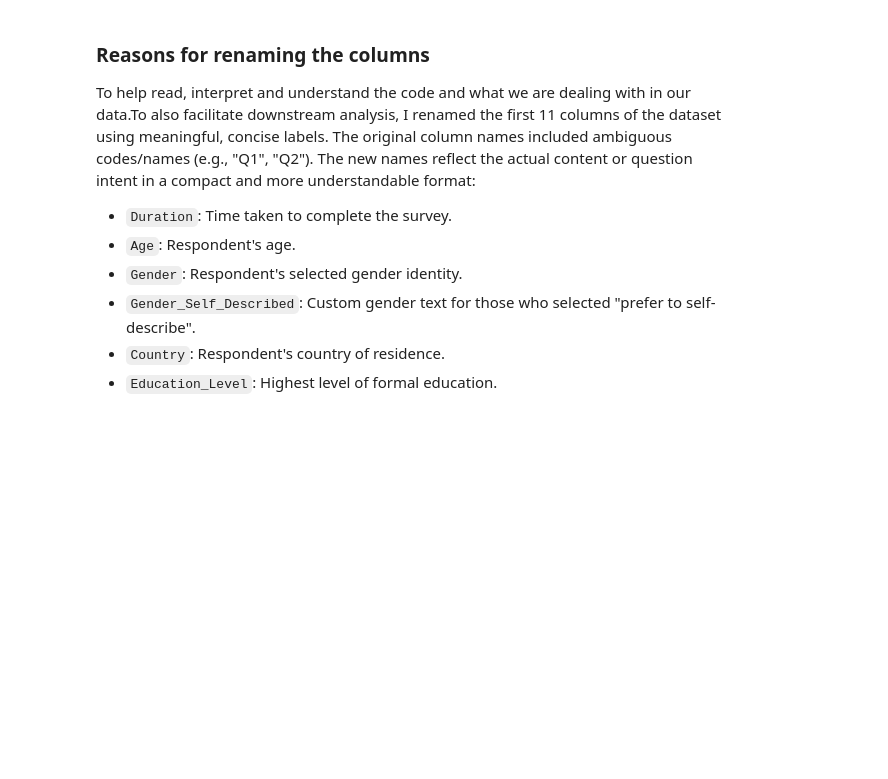
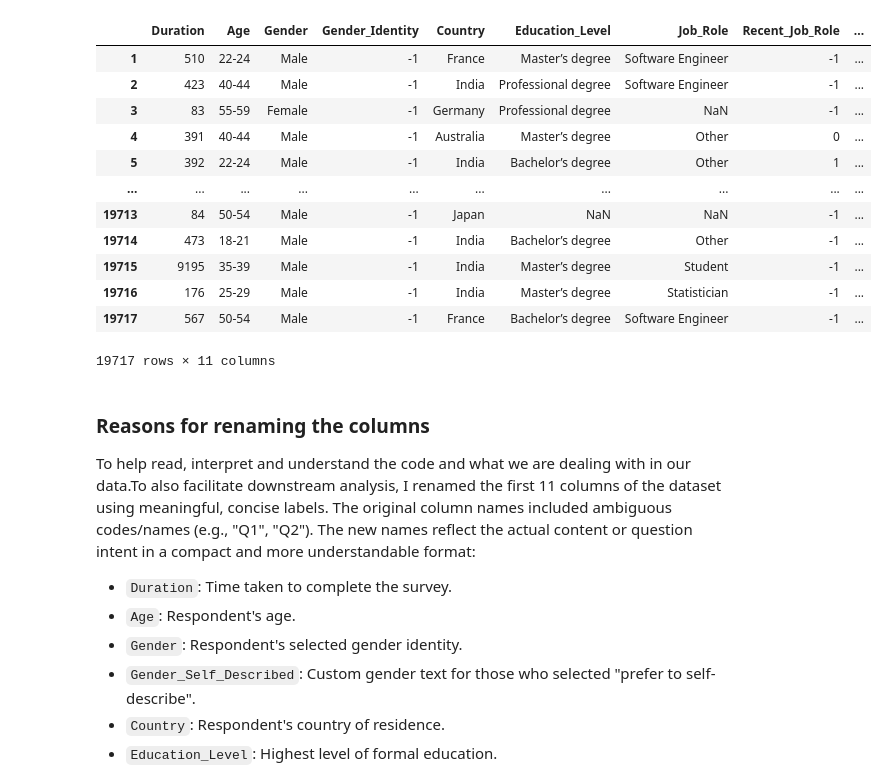
Before and after one commit to timiblow/Kaggle-Survey-Analysis, a Jupyter notebook: oluwatimilehin_awofiranye.ipynb, the cells around one changed output. Saved outputs shown, nothing was run; the diff lists cells and outputs as text; code cells hidden in the pictures; blank space fills up the shorter version.

```diff
--- a/oluwatimilehin_awofiranye.ipynb
+++ b/oluwatimilehin_awofiranye.ipynb
@@ -41,3 +97,19 @@ subset_df
+# %%
+subset_df.drop(index=0)
+# %% [output]
+|  | Duration | Age | Gender | Gender_Identity | Country | Education_Level | Job_Role | Recent_Job_Role | ... |
+| 1 | 510 | 22-24 | Male | -1 | France | Master’s degree | Software Engineer | -1 | ... |
+| 2 | 423 | 40-44 | Male | -1 | India | Professional degree | Software Engineer | -1 | ... |
+| 3 | 83 | 55-59 | Female | -1 | Germany | Professional degree | NaN | -1 | ... |
+| 4 | 391 | 40-44 | Male | -1 | Australia | Master’s degree | Other | 0 | ... |
+| 5 | 392 | 22-24 | Male | -1 | India | Bachelor’s degree | Other | 1 | ... |
+| ... | ... | ... | ... | ... | ... | ... | ... | ... | ... |
+| 19713 | 84 | 50-54 | Male | -1 | Japan | NaN | NaN | -1 | ... |
+| 19714 | 473 | 18-21 | Male | -1 | India | Bachelor’s degree | Other | -1 | ... |
+| 19715 | 9195 | 35-39 | Male | -1 | India | Master’s degree | Student | -1 | ... |
+| 19716 | 176 | 25-29 | Male | -1 | India | Master’s degree | Statistician | -1 | ... |
+| 19717 | 567 | 50-54 | Male | -1 | France | Bachelor’s degree | Software Engineer | -1 | ... |
+19717 rows × 11 columns
 # %% [markdown]
 ### Reasons for renaming the columns
 
```
Also changed, not shown: parts of 12 cells of this notebook.
